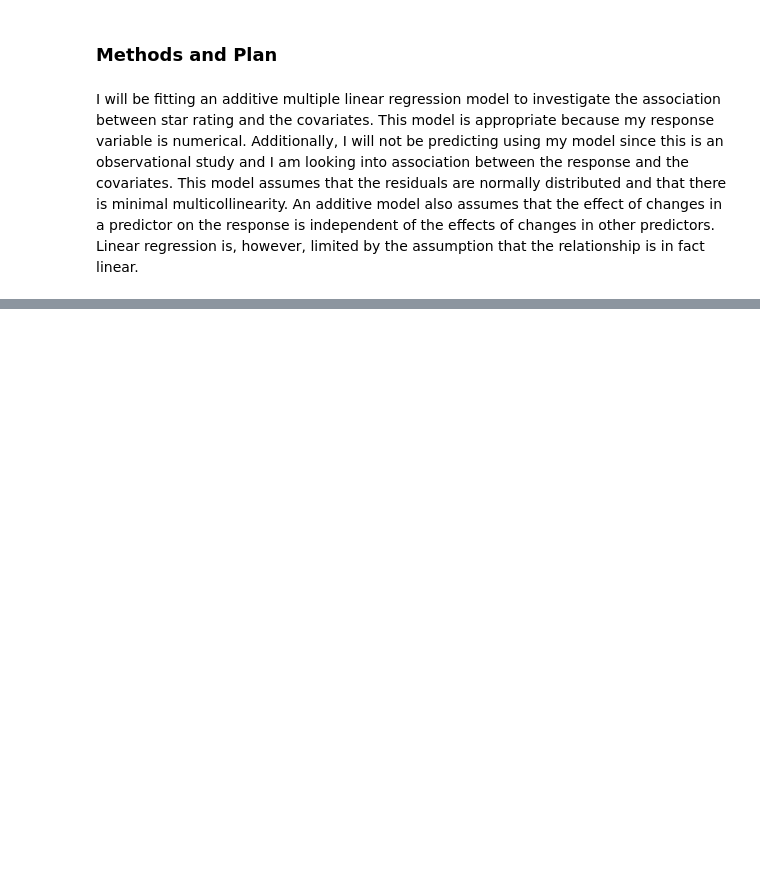
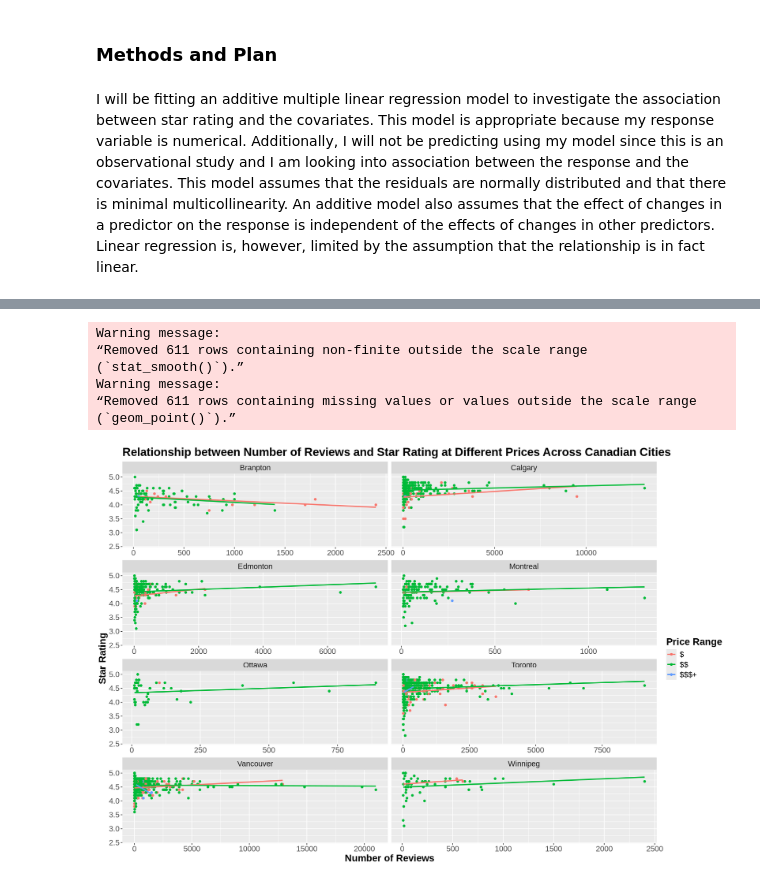
Before and after one commit to recompton/STAT301_A1, a Jupyter notebook: STAT 301 A2.ipynb, the cells around one changed output, grey strips where cells are left out. Cells and saved outputs as stored; diff of their text form; code cells hidden in the pictures; blank space fills up the shorter version.

```diff
--- a/STAT 301 A2.ipynb
+++ b/STAT 301 A2.ipynb
@@ -142,0 +170,32 @@ I will be fitting an additive multiple linear regression model to investigate th
+# %%
+options(repr.plot.width = 15, repr.plot.height = 10)
+
+MLR_door_dash_adapted_add_plot <-
+     door_dash_adapted %>%
+     ggplot(aes(x = num_reviews, y = star, color = price_range)) +
+     geom_point() +
+     geom_smooth(method = "lm", se = FALSE, aes(group = price_range), formula = y ~ x) +
+    facet_wrap(~ city, ncol = 2, scales = "free_x") +
+   labs(title = "Relationship between Number of Reviews and Star Rating at Different Prices Across Canadian Cities",
+        x = "Number of Reviews",
+        y = "Star Rating",
+        color = "Price Range"
+   ) +
+    ylim(2.6, 5) +
+   theme(
+     text = element_text(size = 16.5),
+     plot.title = element_text(face = "bold"),
+     axis.title = element_text(face = "bold"),
+     legend.title = element_text(face = "bold"),
+    plot.margin = margin(5, 5, 5, 5)
+   )
+
+MLR_door_dash_adapted_add_plot
+# %% [output]
+Warning message:
+“Removed 611 rows containing non-finite outside the scale range
+(`stat_smooth()`).”
+Warning message:
+“Removed 611 rows containing missing values or values outside the scale range
+(`geom_point()`).”
+[figure, added]
```
Also changed, not shown: parts of 3 cells of this notebook.
